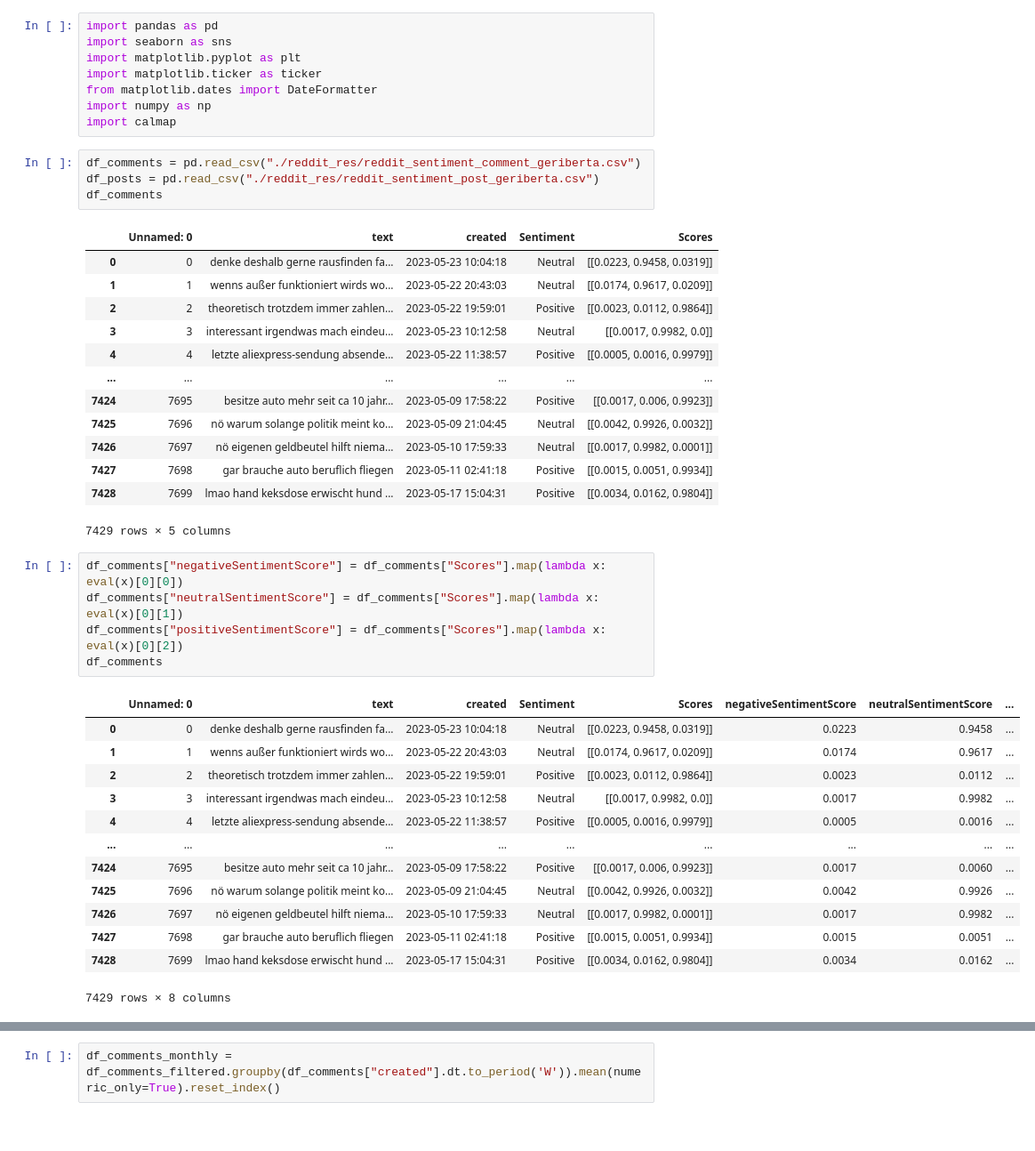
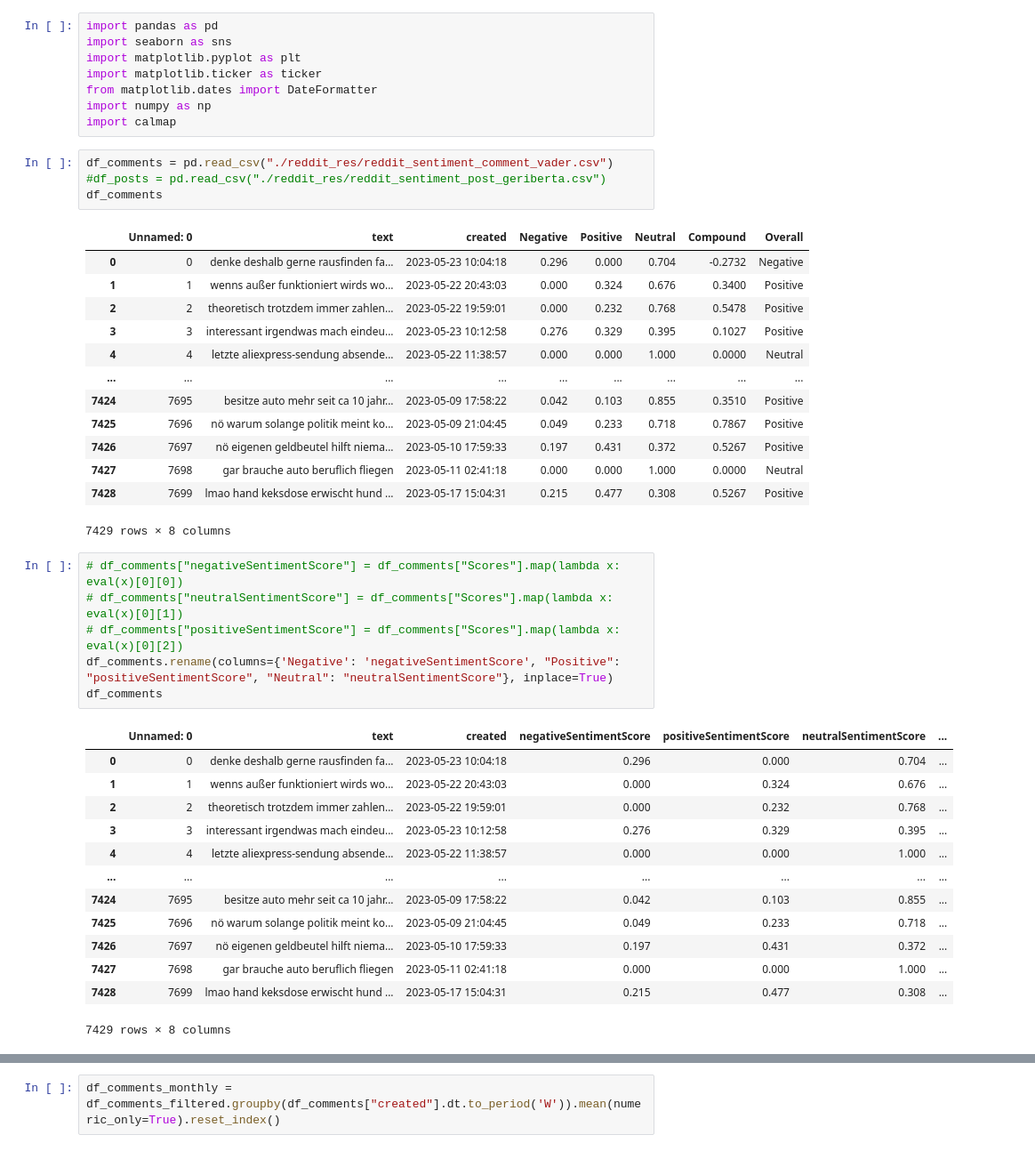
Before and after one commit to yarynakorduba/smt, a Jupyter notebook: reddit_visualization.ipynb, the cells around one changed output, grey strips where cells are left out. Shown at 89% size. Drawn from its saved outputs; the diff is of its cells as text.

```diff
--- a/reddit_visualization.ipynb
+++ b/reddit_visualization.ipynb
@@ -7,41 +7,42 @@ from matplotlib.dates import DateFormatter
 import numpy as np
 import calmap
 # %%
-df_comments = pd.read_csv("./reddit_res/reddit_sentiment_comment_geriberta.csv")
-df_posts = pd.read_csv("./reddit_res/reddit_sentiment_post_geriberta.csv")
+df_comments = pd.read_csv("./reddit_res/reddit_sentiment_comment_vader.csv")
+#df_posts = pd.read_csv("./reddit_res/reddit_sentiment_post_geriberta.csv")
 df_comments
 # %% [output]
-|  | Unnamed: 0 | text | created | Sentiment | Scores |
-| 0 | 0 | denke deshalb gerne rausfinden fa... | 2023-05-23 10:04:18 | Neutral | [[0.0223, 0.9458, 0.0319]] |
-| 1 | 1 | wenns außer funktioniert wirds wo... | 2023-05-22 20:43:03 | Neutral | [[0.0174, 0.9617, 0.0209]] |
-| 2 | 2 | theoretisch trotzdem immer zahlen... | 2023-05-22 19:59:01 | Positive | [[0.0023, 0.0112, 0.9864]] |
-| 3 | 3 | interessant irgendwas mach eindeu... | 2023-05-23 10:12:58 | Neutral | [[0.0017, 0.9982, 0.0]] |
-| 4 | 4 | letzte aliexpress-sendung absende... | 2023-05-22 11:38:57 | Positive | [[0.0005, 0.0016, 0.9979]] |
-| ... | ... | ... | ... | ... | ... |
-| 7424 | 7695 | besitze auto mehr seit ca 10 jahr... | 2023-05-09 17:58:22 | Positive | [[0.0017, 0.006, 0.9923]] |
-| 7425 | 7696 | nö warum solange politik meint ko... | 2023-05-09 21:04:45 | Neutral | [[0.0042, 0.9926, 0.0032]] |
-| 7426 | 7697 | nö eigenen geldbeutel hilft niema... | 2023-05-10 17:59:33 | Neutral | [[0.0017, 0.9982, 0.0001]] |
-| 7427 | 7698 | gar brauche auto beruflich fliegen | 2023-05-11 02:41:18 | Positive | [[0.0015, 0.0051, 0.9934]] |
-| 7428 | 7699 | lmao hand keksdose erwischt hund ... | 2023-05-17 15:04:31 | Positive | [[0.0034, 0.0162, 0.9804]] |
+|  | Unnamed: 0 | text | created | Negative | Positive | Neutral | Compound | Overall |
+| 0 | 0 | denke deshalb gerne rausfinden fa... | 2023-05-23 10:04:18 | 0.296 | 0.000 | 0.704 | -0.2732 | Negative |
+| 1 | 1 | wenns außer funktioniert wirds wo... | 2023-05-22 20:43:03 | 0.000 | 0.324 | 0.676 | 0.3400 | Positive |
+| 2 | 2 | theoretisch trotzdem immer zahlen... | 2023-05-22 19:59:01 | 0.000 | 0.232 | 0.768 | 0.5478 | Positive |
+| 3 | 3 | interessant irgendwas mach eindeu... | 2023-05-23 10:12:58 | 0.276 | 0.329 | 0.395 | 0.1027 | Positive |
+| 4 | 4 | letzte aliexpress-sendung absende... | 2023-05-22 11:38:57 | 0.000 | 0.000 | 1.000 | 0.0000 | Neutral |
+| ... | ... | ... | ... | ... | ... | ... | ... | ... |
+| 7424 | 7695 | besitze auto mehr seit ca 10 jahr... | 2023-05-09 17:58:22 | 0.042 | 0.103 | 0.855 | 0.3510 | Positive |
+| 7425 | 7696 | nö warum solange politik meint ko... | 2023-05-09 21:04:45 | 0.049 | 0.233 | 0.718 | 0.7867 | Positive |
+| 7426 | 7697 | nö eigenen geldbeutel hilft niema... | 2023-05-10 17:59:33 | 0.197 | 0.431 | 0.372 | 0.5267 | Positive |
+| 7427 | 7698 | gar brauche auto beruflich fliegen | 2023-05-11 02:41:18 | 0.000 | 0.000 | 1.000 | 0.0000 | Neutral |
+| 7428 | 7699 | lmao hand keksdose erwischt hund ... | 2023-05-17 15:04:31 | 0.215 | 0.477 | 0.308 | 0.5267 | Positive |
-7429 rows × 5 columns
+7429 rows × 8 columns
 # %%
-df_comments["negativeSentimentScore"] = df_comments["Scores"].map(lambda x: eval(x)[0][0])
-df_comments["neutralSentimentScore"] = df_comments["Scores"].map(lambda x: eval(x)[0][1])
-df_comments["positiveSentimentScore"] = df_comments["Scores"].map(lambda x: eval(x)[0][2])
+# df_comments["negativeSentimentScore"] = df_comments["Scores"].map(lambda x: eval(x)[0][0])
+# df_comments["neutralSentimentScore"] = df_comments["Scores"].map(lambda x: eval(x)[0][1])
+# df_comments["positiveSentimentScore"] = df_comments["Scores"].map(lambda x: eval(x)[0][2])
+df_comments.rename(columns={'Negative': 'negativeSentimentScore', "Positive": "positiveSentimentScore", "Neutral": "neutralSentimentScore"}, inplace=True)
 df_comments
 # %% [output]
-|  | Unnamed: 0 | text | created | Sentiment | Scores | negativeSentimentScore | neutralSentimentScore | ... |
-| 0 | 0 | denke deshalb gerne rausfinden fa... | 2023-05-23 10:04:18 | Neutral | [[0.0223, 0.9458, 0.0319]] | 0.0223 | 0.9458 | ... |
-| 1 | 1 | wenns außer funktioniert wirds wo... | 2023-05-22 20:43:03 | Neutral | [[0.0174, 0.9617, 0.0209]] | 0.0174 | 0.9617 | ... |
-| 2 | 2 | theoretisch trotzdem immer zahlen... | 2023-05-22 19:59:01 | Positive | [[0.0023, 0.0112, 0.9864]] | 0.0023 | 0.0112 | ... |
-| 3 | 3 | interessant irgendwas mach eindeu... | 2023-05-23 10:12:58 | Neutral | [[0.0017, 0.9982, 0.0]] | 0.0017 | 0.9982 | ... |
-| 4 | 4 | letzte aliexpress-sendung absende... | 2023-05-22 11:38:57 | Positive | [[0.0005, 0.0016, 0.9979]] | 0.0005 | 0.0016 | ... |
-| ... | ... | ... | ... | ... | ... | ... | ... | ... |
-| 7424 | 7695 | besitze auto mehr seit ca 10 jahr... | 2023-05-09 17:58:22 | Positive | [[0.0017, 0.006, 0.9923]] | 0.0017 | 0.0060 | ... |
-| 7425 | 7696 | nö warum solange politik meint ko... | 2023-05-09 21:04:45 | Neutral | [[0.0042, 0.9926, 0.0032]] | 0.0042 | 0.9926 | ... |
-| 7426 | 7697 | nö eigenen geldbeutel hilft niema... | 2023-05-10 17:59:33 | Neutral | [[0.0017, 0.9982, 0.0001]] | 0.0017 | 0.9982 | ... |
-| 7427 | 7698 | gar brauche auto beruflich fliegen | 2023-05-11 02:41:18 | Positive | [[0.0015, 0.0051, 0.9934]] | 0.0015 | 0.0051 | ... |
-| 7428 | 7699 | lmao hand keksdose erwischt hund ... | 2023-05-17 15:04:31 | Positive | [[0.0034, 0.0162, 0.9804]] | 0.0034 | 0.0162 | ... |
+|  | Unnamed: 0 | text | created | negativeSentimentScore | positiveSentimentScore | neutralSentimentScore | ... |
+| 0 | 0 | denke deshalb gerne rausfinden fa... | 2023-05-23 10:04:18 | 0.296 | 0.000 | 0.704 | ... |
+| 1 | 1 | wenns außer funktioniert wirds wo... | 2023-05-22 20:43:03 | 0.000 | 0.324 | 0.676 | ... |
+| 2 | 2 | theoretisch trotzdem immer zahlen... | 2023-05-22 19:59:01 | 0.000 | 0.232 | 0.768 | ... |
+| 3 | 3 | interessant irgendwas mach eindeu... | 2023-05-23 10:12:58 | 0.276 | 0.329 | 0.395 | ... |
+| 4 | 4 | letzte aliexpress-sendung absende... | 2023-05-22 11:38:57 | 0.000 | 0.000 | 1.000 | ... |
+| ... | ... | ... | ... | ... | ... | ... | ... |
+| 7424 | 7695 | besitze auto mehr seit ca 10 jahr... | 2023-05-09 17:58:22 | 0.042 | 0.103 | 0.855 | ... |
+| 7425 | 7696 | nö warum solange politik meint ko... | 2023-05-09 21:04:45 | 0.049 | 0.233 | 0.718 | ... |
+| 7426 | 7697 | nö eigenen geldbeutel hilft niema... | 2023-05-10 17:59:33 | 0.197 | 0.431 | 0.372 | ... |
+| 7427 | 7698 | gar brauche auto beruflich fliegen | 2023-05-11 02:41:18 | 0.000 | 0.000 | 1.000 | ... |
+| 7428 | 7699 | lmao hand keksdose erwischt hund ... | 2023-05-17 15:04:31 | 0.215 | 0.477 | 0.308 | ... |
 7429 rows × 8 columns
 # %%
 def getYearMonth(s):
```
Also changed, not shown: parts of 8 cells of this notebook.
